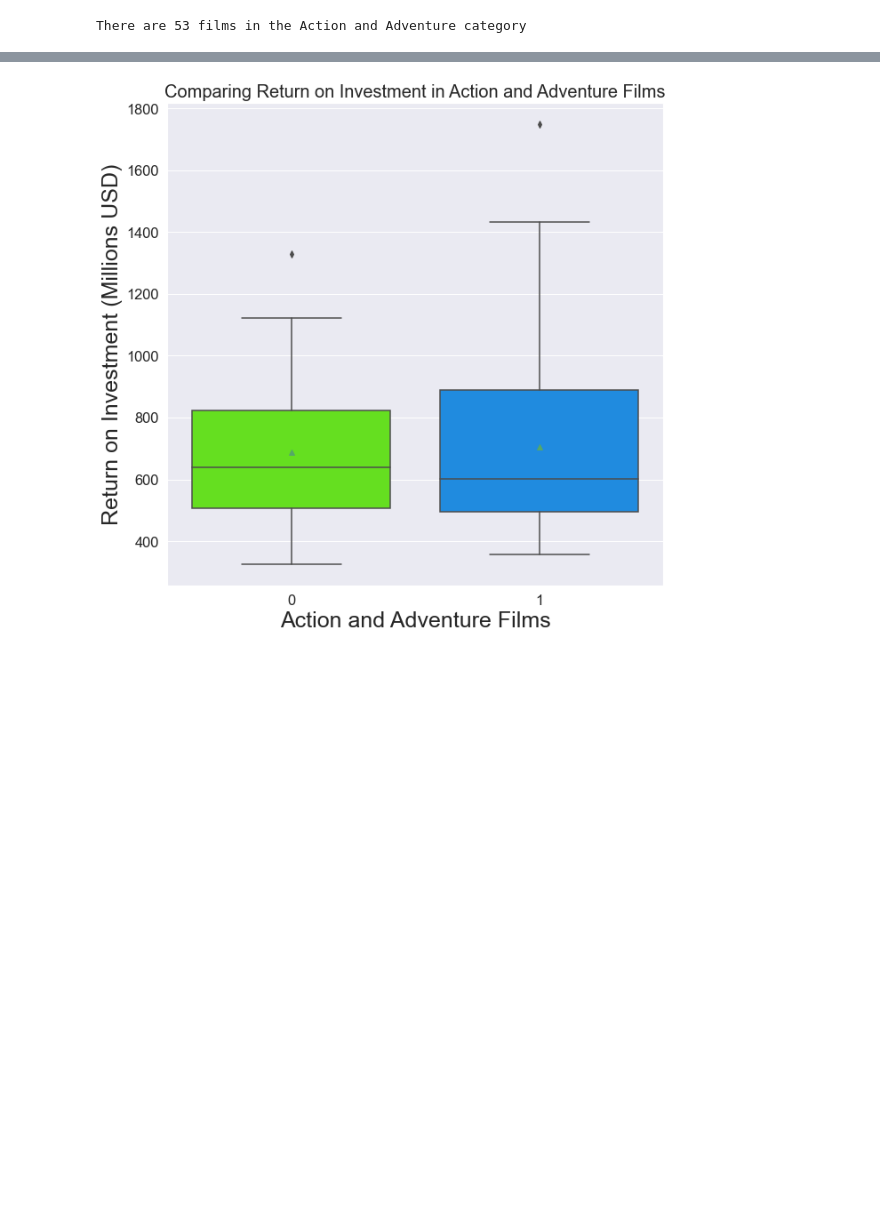
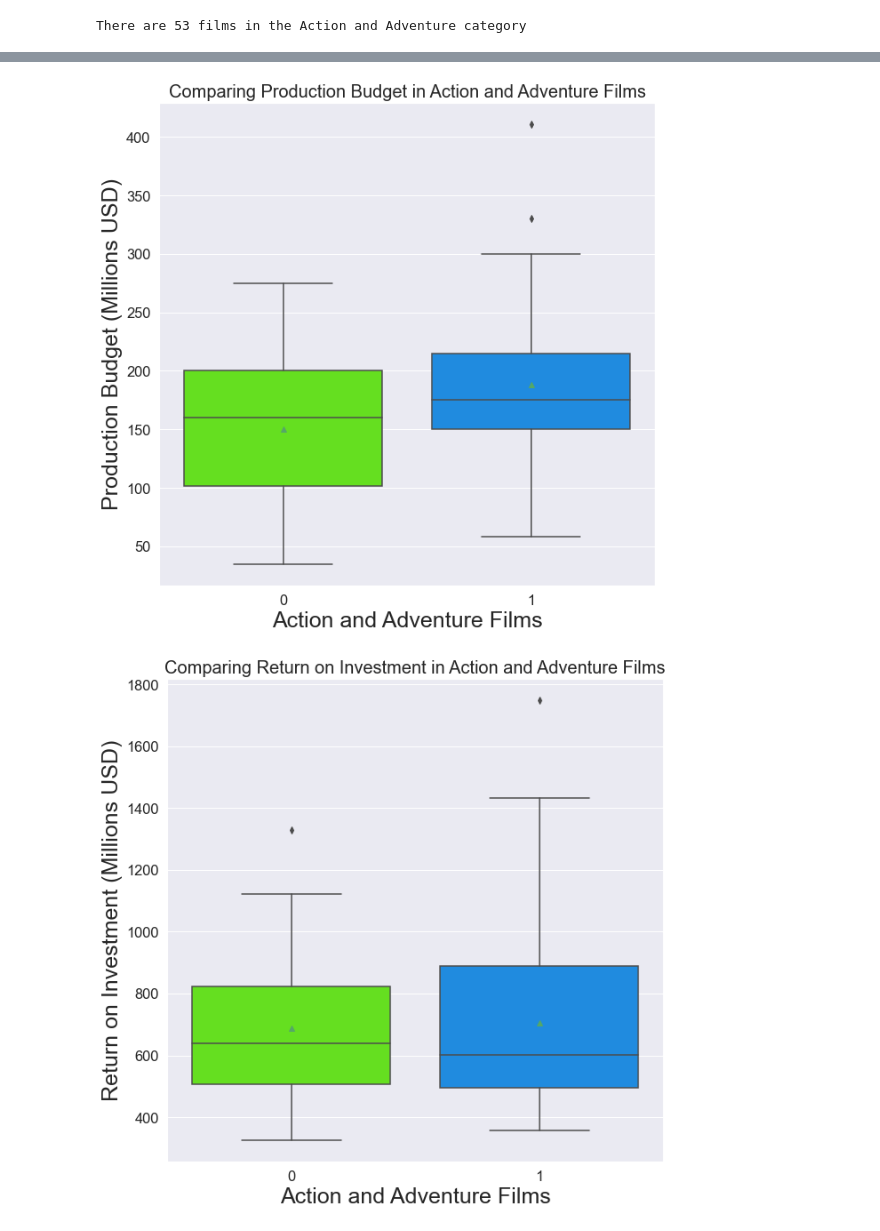
Before and after one commit to rustyb08/phase_1_project, a Jupyter notebook: Microsoft Original Content.ipynb, the cells around one changed output, grey strips where cells are left out. Drawn from its saved outputs; the diff is of its cells as text; code cells hidden in the pictures; blank space fills up the shorter version.

```diff
--- a/Microsoft Original Content.ipynb
+++ b/Microsoft Original Content.ipynb
@@ -1012,3 +1059,24 @@ Just over half of the films in the ***Top 100*** fit in the ***Action and Advent
+# %%
+# Create a plot and set the size.
+plt.figure(figsize=(10,10))
+
+# Increase the size of the scale text.
+sns.set(font_scale=1.5)
+
+# Plot the data
+sns.boxplot(x=top_100_movies['action_and_adventure'],
+            y=top_100_movies['production_budget']/1000000, palette='gist_rainbow', showmeans=True)
+
+# Set the barplot's title.
+plt.title('Comparing Production Budget in Action and Adventure Films', fontsize=20)
+
+# Label the y-axis
+plt.ylabel('Production Budget (Millions USD)', fontsize=25)
+
+# Label the x-axis
+plt.xlabel('Action and Adventure Films', fontsize=25);
+# %% [output]
+[figure, added]
 # %%
 # Create a plot and set the size.
 plt.figure(figsize=(10,10))
```
Also changed, not shown: parts of 121 cells of this notebook.
